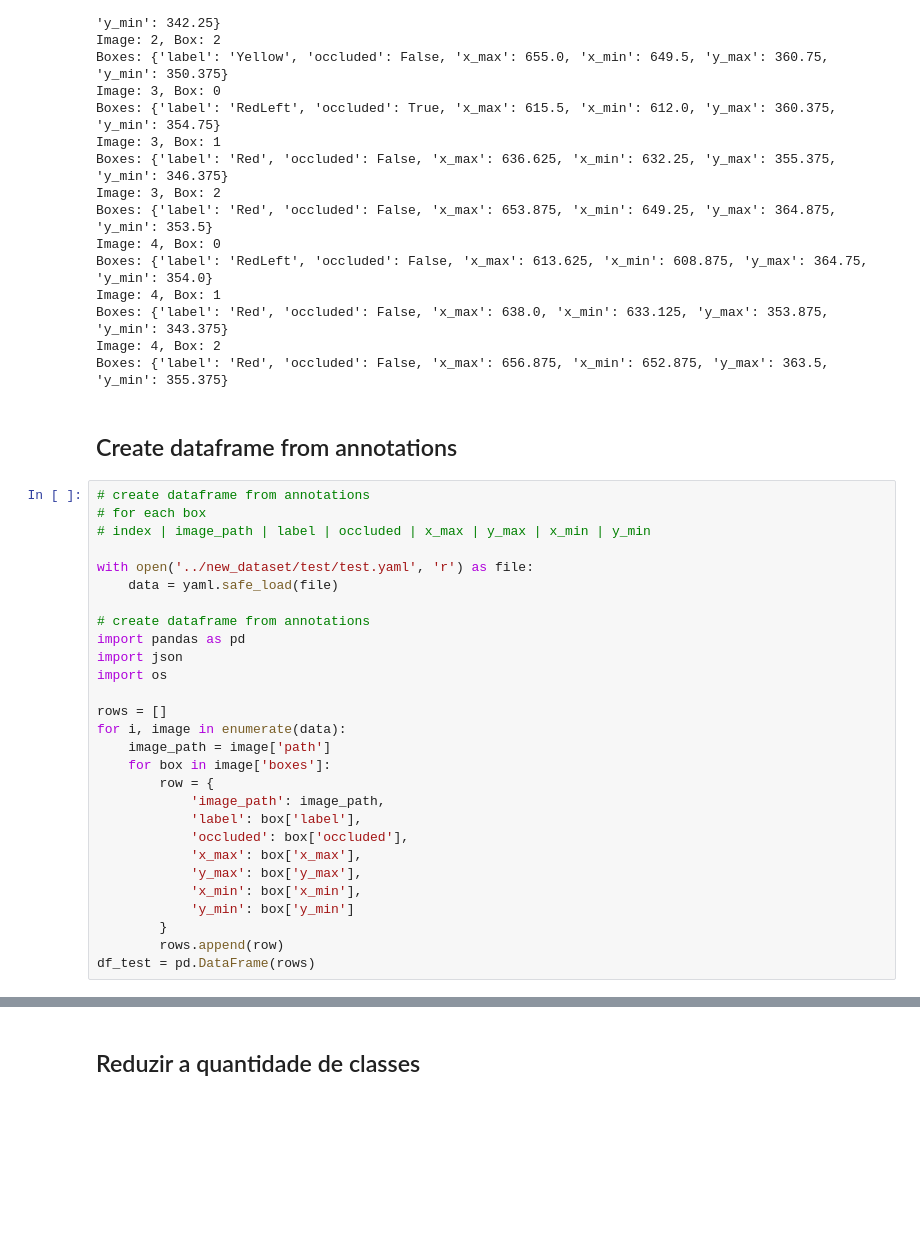
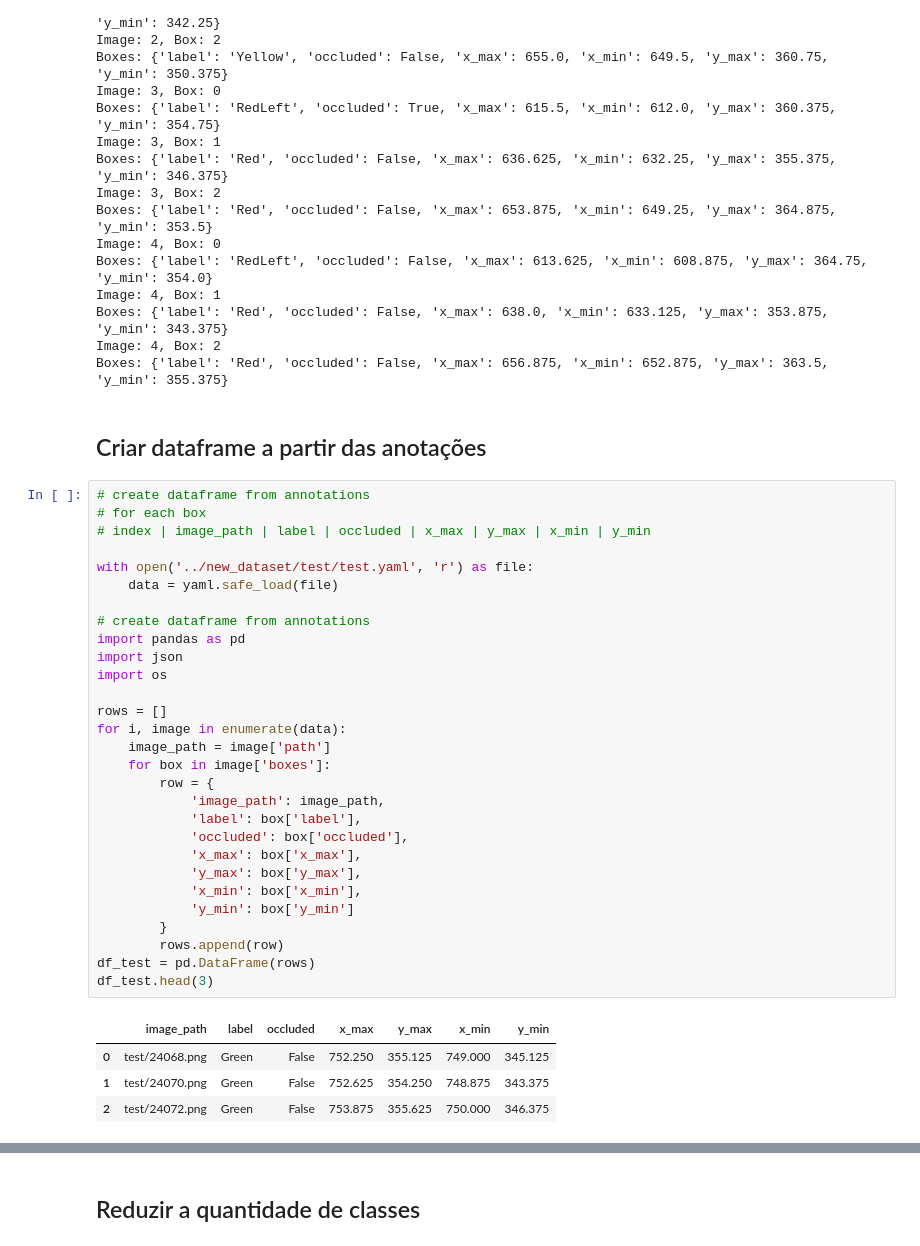
Before and after one commit to erlonL/dl-projeto-final, a Jupyter notebook: src/notebooks/1-treat-visualize-classes.ipynb, the cells around one changed output, grey strips where cells are left out. Drawn from its saved outputs; the diff is of its cells as text; blank space fills up the shorter version.

```diff
--- a/src/notebooks/1-treat-visualize-classes.ipynb
+++ b/src/notebooks/1-treat-visualize-classes.ipynb
@@ -156,35 +166,41 @@ Boxes: {'label': 'Red', 'occluded': False, 'x_max': 638.0, 'x_min': 633.125, 'y_
 Image: 4, Box: 2
 Boxes: {'label': 'Red', 'occluded': False, 'x_max': 656.875, 'x_min': 652.875, 'y_max': 363.5, 'y_min': 355.375}
 # %% [markdown]
-## Create dataframe from annotations
+## Criar dataframe a partir das anotações
 # %%
 # create dataframe from annotations
 # for each box
 # index | image_path | label | occluded | x_max | y_max | x_min | y_min
 
 with open('../new_dataset/test/test.yaml', 'r') as file:
     data = yaml.safe_load(file)
 
 # create dataframe from annotations
 import pandas as pd
 import json
 import os
 
 rows = []
 for i, image in enumerate(data):
     image_path = image['path']
     for box in image['boxes']:
         row = {
             'image_path': image_path,
             'label': box['label'],
             'occluded': box['occluded'],
             'x_max': box['x_max'],
             'y_max': box['y_max'],
             'x_min': box['x_min'],
             'y_min': box['y_min']
         }
         rows.append(row)
 df_test = pd.DataFrame(rows)
+df_test.head(3)
+# %% [output]
+|  | image_path | label | occluded | x_max | y_max | x_min | y_min |
+| 0 | test/24068.png | Green | False | 752.250 | 355.125 | 749.000 | 345.125 |
+| 1 | test/24070.png | Green | False | 752.625 | 354.250 | 748.875 | 343.375 |
+| 2 | test/24072.png | Green | False | 753.875 | 355.625 | 750.000 | 346.375 |
 # %%
 # create dataframe from annotations
 # for each box
```
Also changed, not shown: parts of 7 cells of this notebook, 2 other files.
